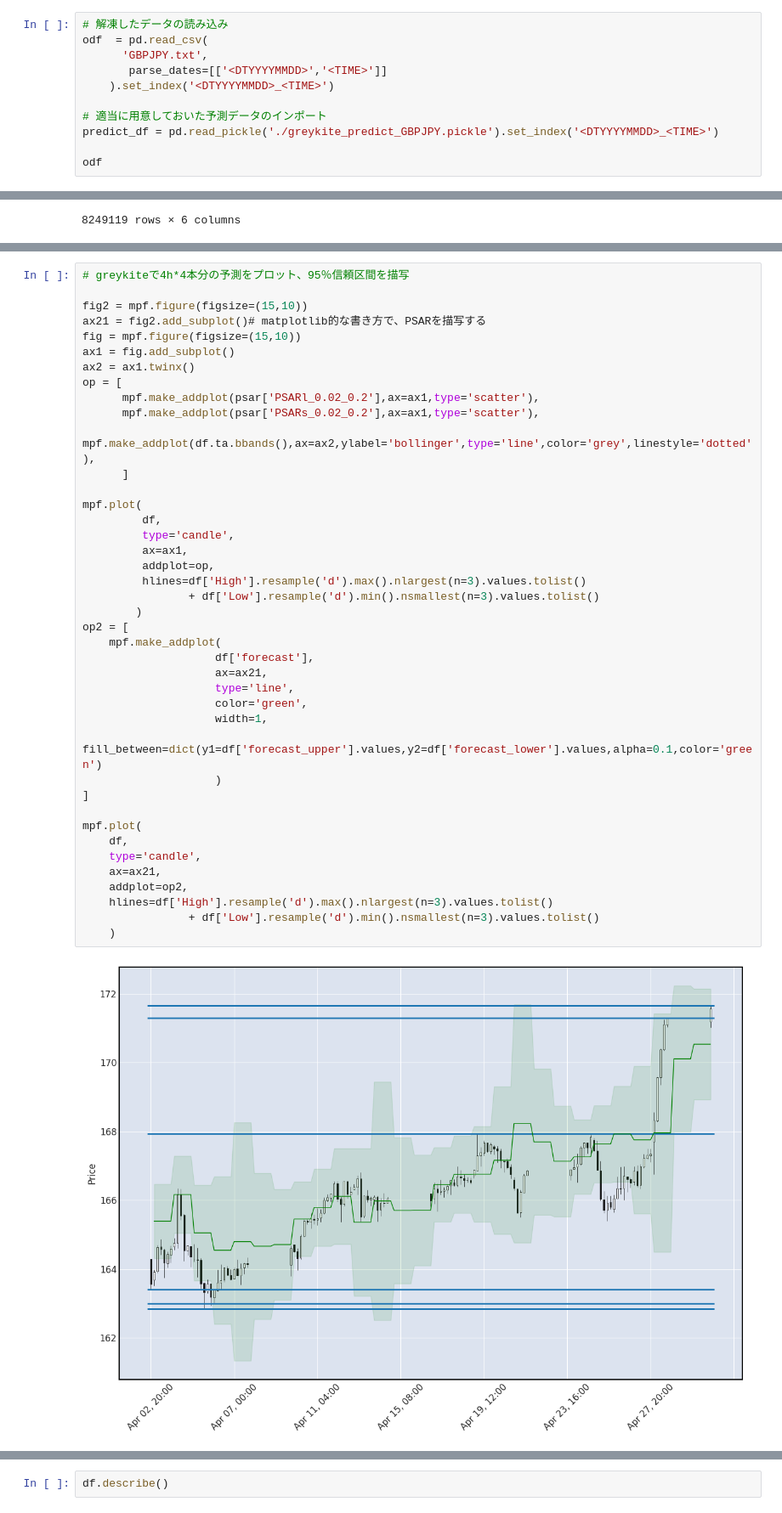
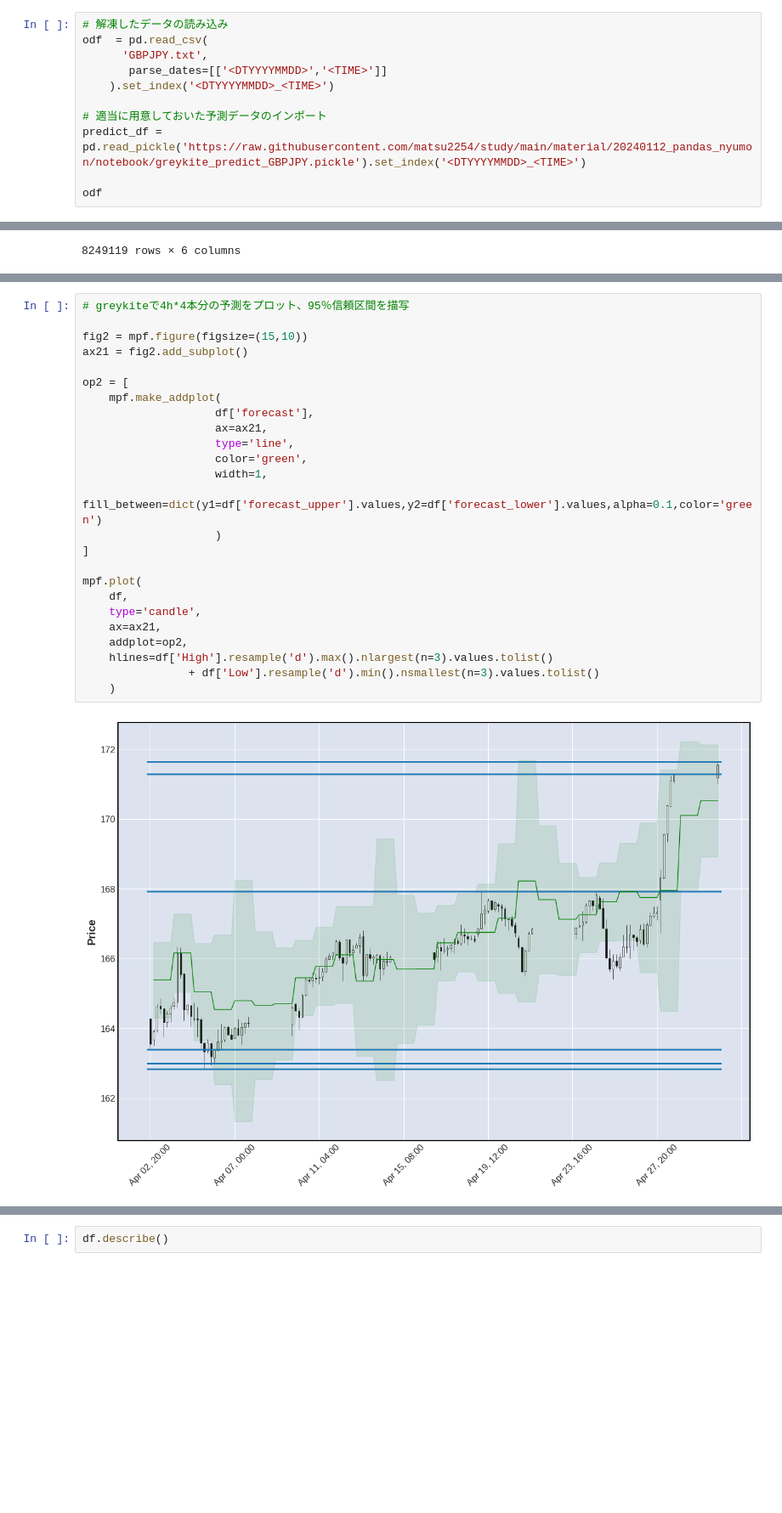
Before and after one commit to matsu2254/study, a Jupyter notebook: material/20240112_pandas_nyumon/notebook/zissen2.ipynb, the cells around one changed output, grey strips where cells are left out. Shown at 85% size. Cells and saved outputs as stored; diff of their text form; blank space fills up the shorter version.

```diff
--- a/material/20240112_pandas_nyumon/notebook/zissen2.ipynb
+++ b/material/20240112_pandas_nyumon/notebook/zissen2.ipynb
@@ -60,7 +63,7 @@ odf  = pd.read_csv(
     ).set_index('<DTYYYYMMDD>_<TIME>')
 
 # 適当に用意しておいた予測データのインポート
-predict_df = pd.read_pickle('./greykite_predict_GBPJPY.pickle').set_index('<DTYYYYMMDD>_<TIME>')
+predict_df = pd.read_pickle('https://raw.githubusercontent.com/matsu2254/study/main/material/20240112_pandas_nyumon/notebook/greykite_predict_GBPJPY.pickle').set_index('<DTYYYYMMDD>_<TIME>')
 
 odf
 # %% [output]
@@ -182,43 +197,27 @@ mpf.plot(
 # %%
 # greykiteで4h*4本分の予測をプロット、95％信頼区間を描写
 
 fig2 = mpf.figure(figsize=(15,10))
-ax21 = fig2.add_subplot()# matplotlib的な書き方で、PSARを描写する
-fig = mpf.figure(figsize=(15,10))
-ax1 = fig.add_subplot()
-ax2 = ax1.twinx()
-op = [
-      mpf.make_addplot(psar['PSARl_0.02_0.2'],ax=ax1,type='scatter'),
-      mpf.make_addplot(psar['PSARs_0.02_0.2'],ax=ax1,type='scatter'),
-      mpf.make_addplot(df.ta.bbands(),ax=ax2,ylabel='bollinger',type='line',color='grey',linestyle='dotted'),
-      ]
+ax21 = fig2.add_subplot()
 
-mpf.plot(
-         df,
-         type='candle',
-         ax=ax1,
-         addplot=op,
-         hlines=df['High'].resample('d').max().nlargest(n=3).values.tolist()
-                + df['Low'].resample('d').min().nsmallest(n=3).values.tolist()
-        )
 op2 = [
     mpf.make_addplot(
                     df['forecast'],
                     ax=ax21,
                     type='line',
                     color='green',
                     width=1,
                     fill_between=dict(y1=df['forecast_upper'].values,y2=df['forecast_lower'].values,alpha=0.1,color='green')
                     )
 ]
 
 mpf.plot(
     df,
     type='candle',
     ax=ax21,
     addplot=op2,
     hlines=df['High'].resample('d').max().nlargest(n=3).values.tolist()
                 + df['Low'].resample('d').min().nsmallest(n=3).values.tolist()
     )
 # %% [output]
-[figure, old version]
+[figure, new version]
```
Also changed, not shown: parts of 16 cells of this notebook.
